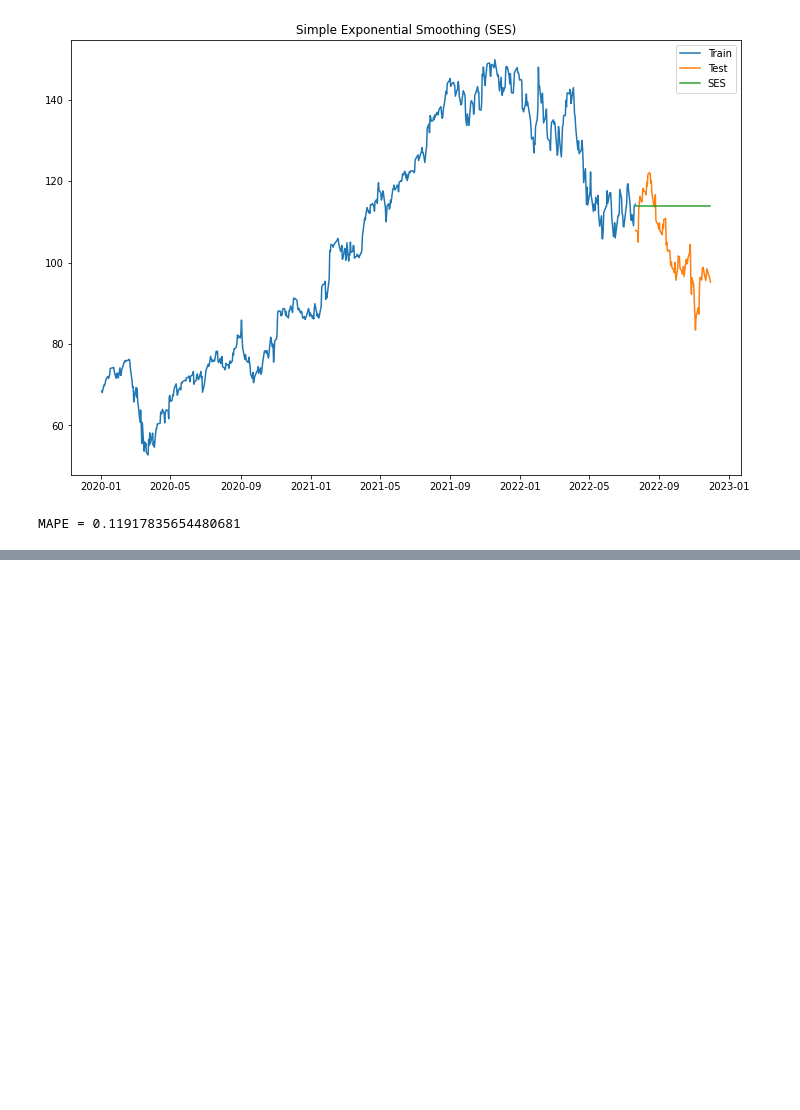
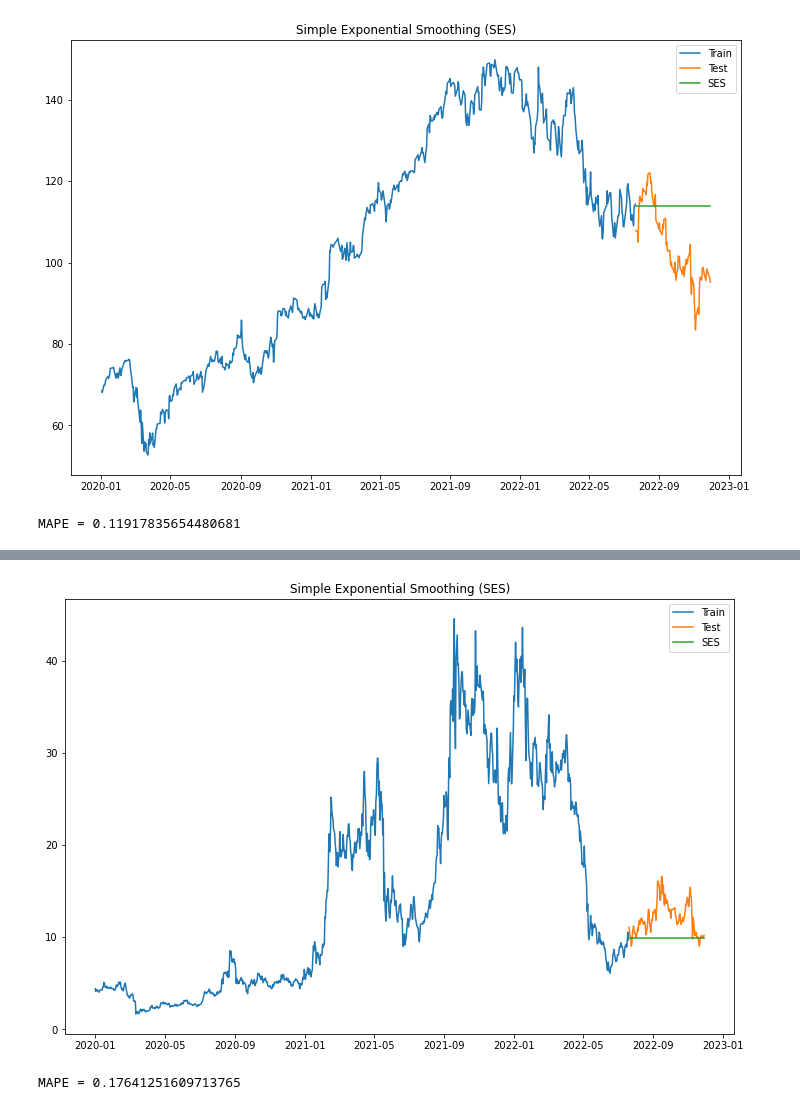
Before and after one commit to SahajTC/A-Fire-Inside, a Jupyter notebook: exponential_smoothening.ipynb, the cells around one changed output, grey strips where cells are left out. Cells and saved outputs as stored; diff of their text form; code cells hidden in the pictures; blank space fills up the shorter version.

```diff
--- a/exponential_smoothening.ipynb
+++ b/exponential_smoothening.ipynb
@@ -97,0 +109,5 @@ MAPE = 0.11917835654480681
+# %%
+mod_train(atom)
+# %% [output]
+[figure, added]
+MAPE = 0.17641251609713765
```
Also changed, not shown: parts of 5 cells of this notebook.
